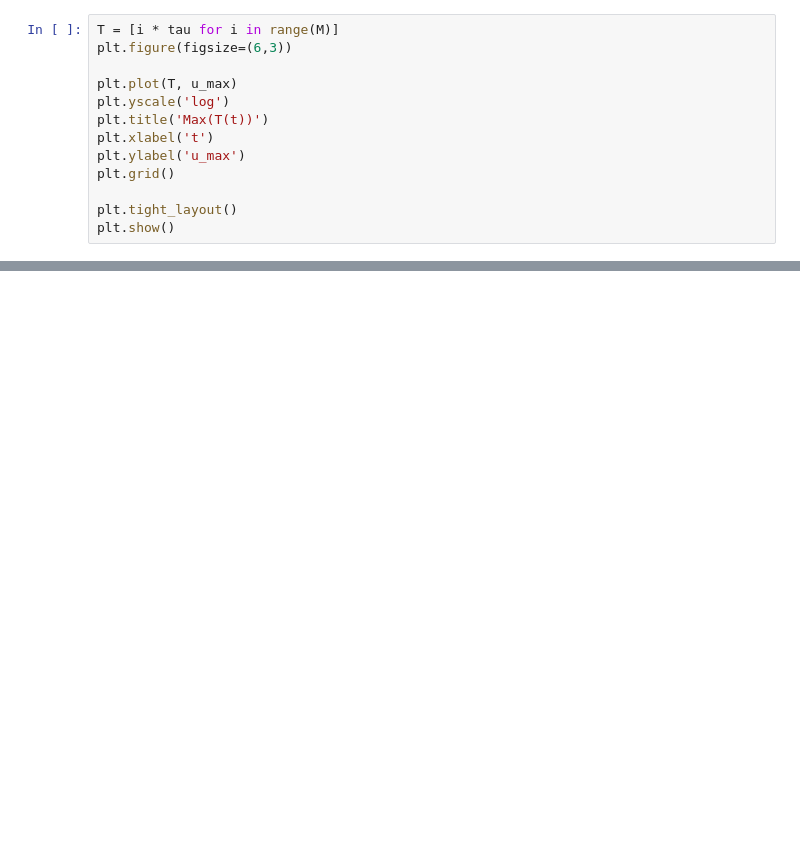
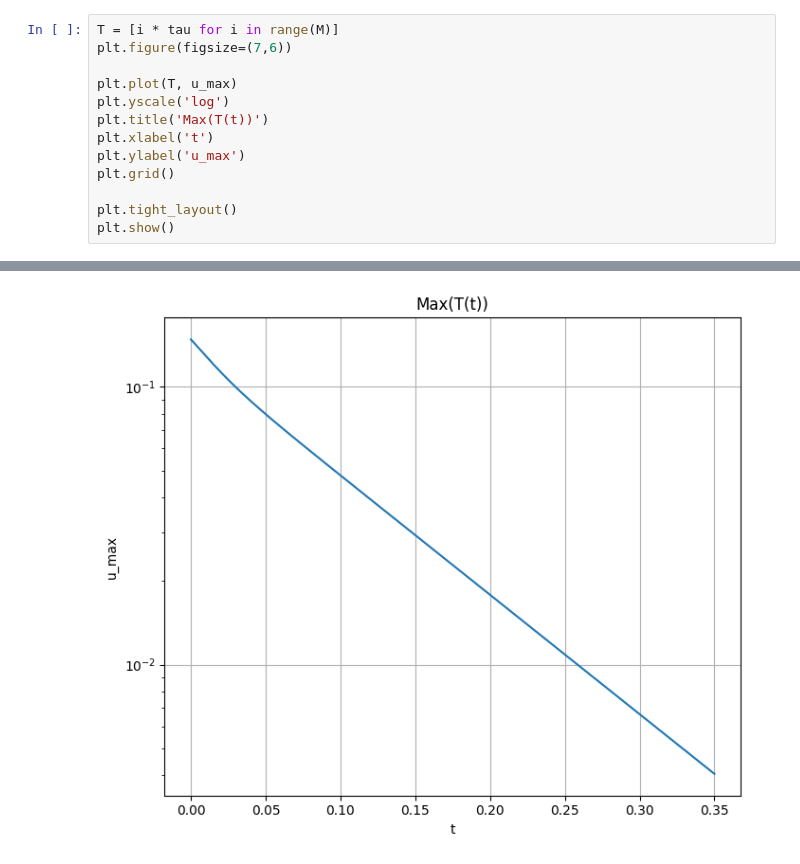
Before and after one commit to CuSynth/computational-physics, a Jupyter notebook: # 10 Crank–Nicolson/solution.ipynb, the cells around one changed output, grey strips where cells are left out. Cells and saved outputs as stored; diff of their text form; blank space fills up the shorter version.

```diff
--- a/# 10 Crank–Nicolson/solution.ipynb
+++ b/# 10 Crank–Nicolson/solution.ipynb
@@ -93,6 +85,6 @@ interactive(children=(IntSlider(value=4999, description='t', max=9999), Output()
 # %%
 T = [i * tau for i in range(M)]
-plt.figure(figsize=(6,3))
+plt.figure(figsize=(7,6))
 
 plt.plot(T, u_max)
 plt.yscale('log')
@@ -108,0 +99 @@ plt.show()
+[figure, added]
```
Also changed, not shown: parts of 12 cells of this notebook.
